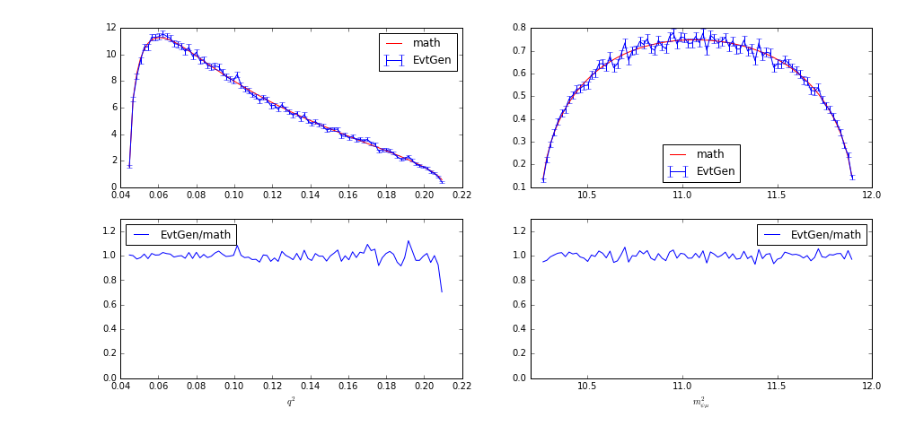
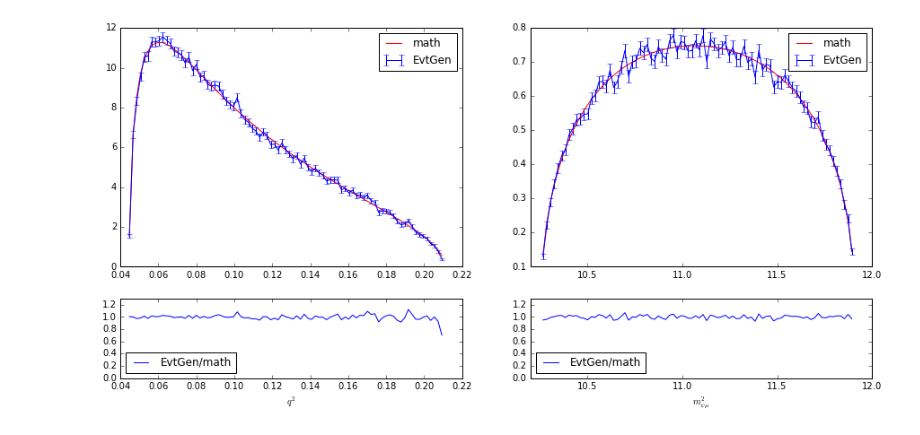
Before and after one commit to alexey-luchinsky/chi_PsiMM, a Jupyter notebook: python/compare_root.ipynb, the cells around one changed output. Cells and saved outputs as stored; diff of their text form; code cells hidden in the pictures.

```diff
--- a/python/compare_root.ipynb
+++ b/python/compare_root.ipynb
@@ -157,9 +167,8 @@ genPlotM2PsiK1(1,axes[0,1],axes[1,1]);
 # %%
 size=(15,7)
-Mchi=3.5562000;
-fig,axes=plt.subplots(2,2,figsize=size)
+fig,axes=plt.subplots(2,2,figsize=size, gridspec_kw={'height_ratios':[3, 1]})
 genPlotQ2(2,axes[0,0],axes[1,0]);
 genPlotM2PsiK1(2,axes[0,1],axes[1,1]);
 #plt.savefig("chi_c2.pdf")
 # %% [output]
-[figure, old version]
+[figure, new version]
```
Also changed, not shown: parts of 6 cells of this notebook.
